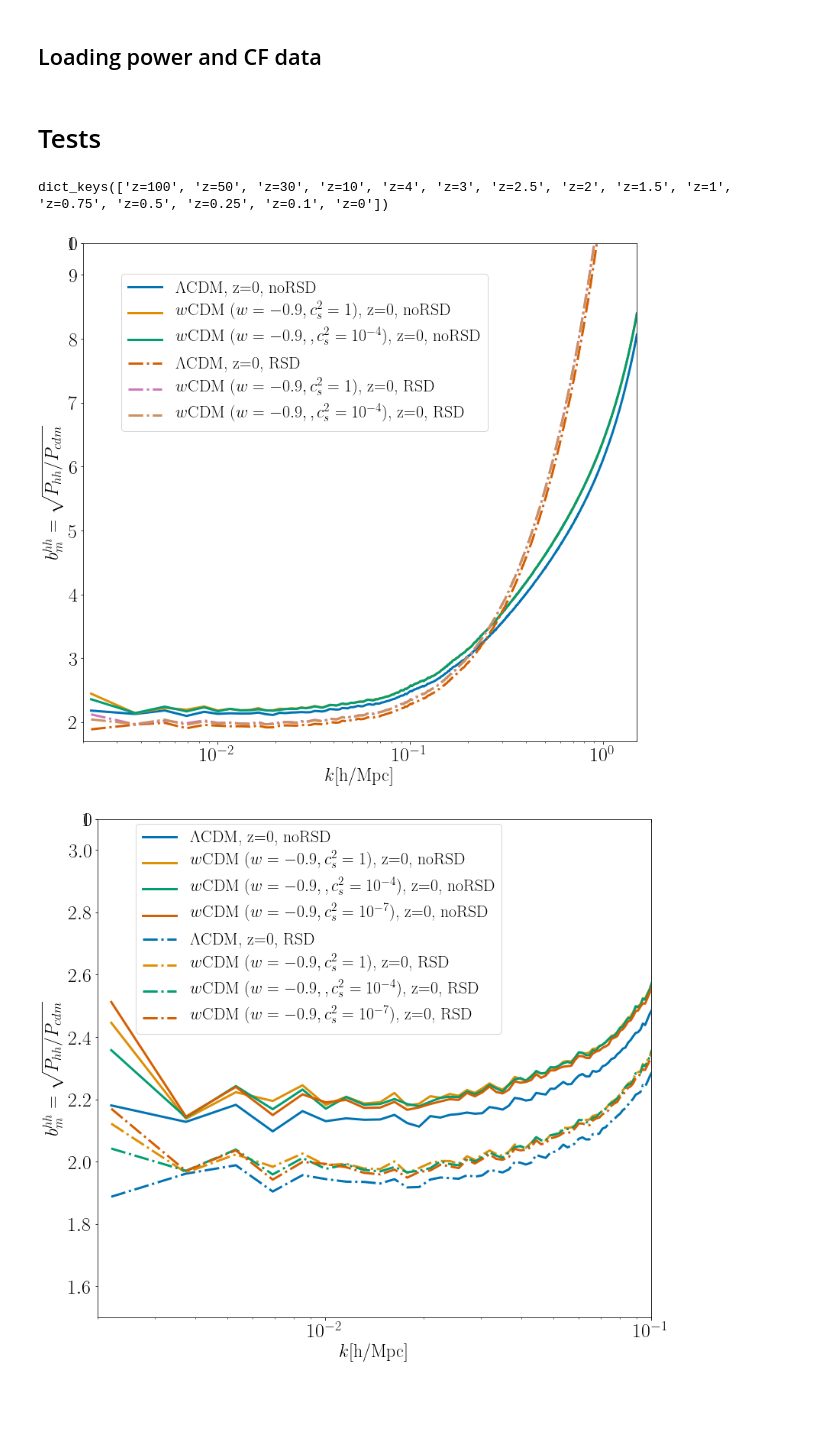
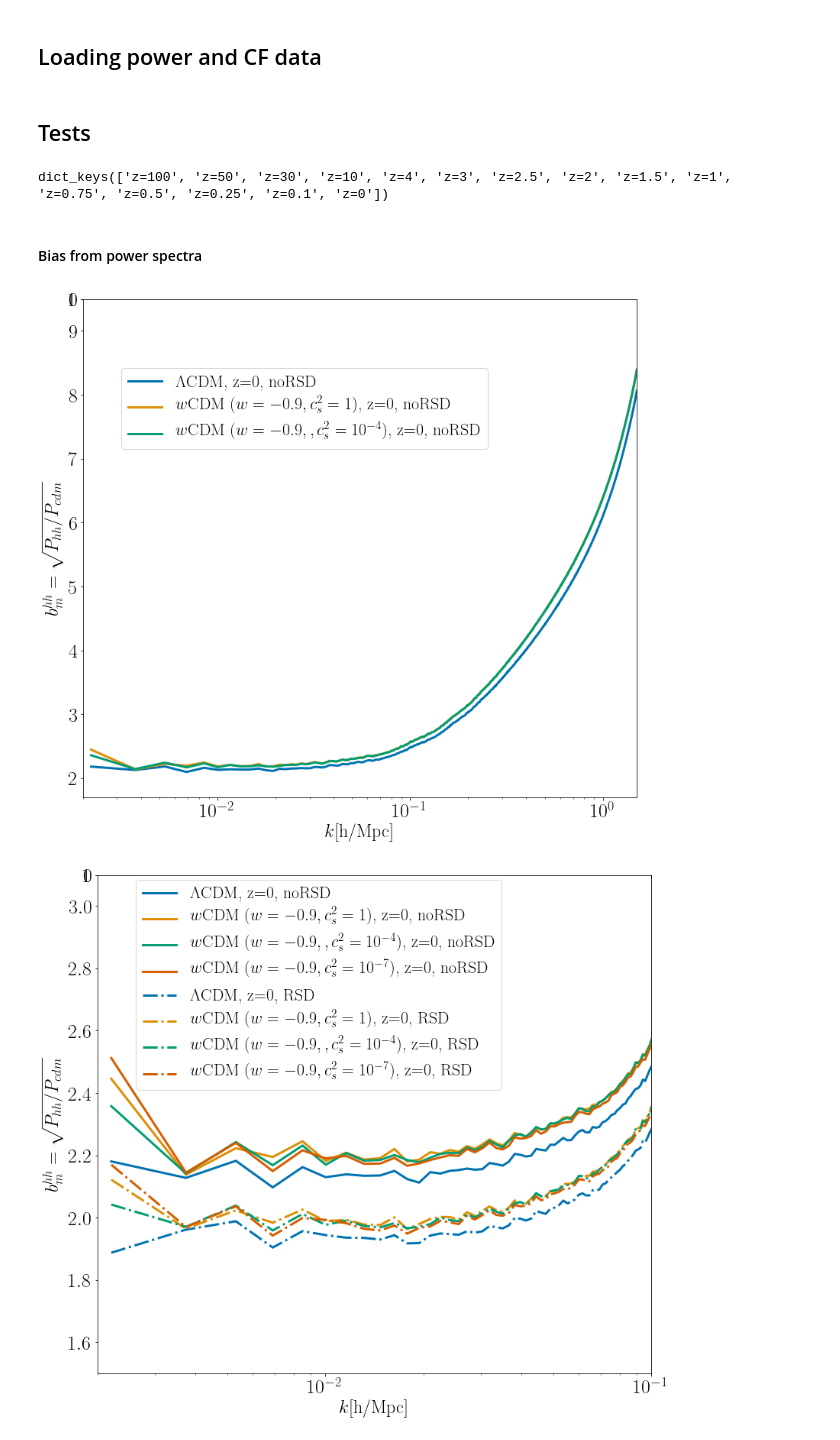
Before and after one commit to FarbodHassani/Doppler_RSD_N-body, a Jupyter notebook: Analysis-notebooks/Halo_bias.ipynb, the cells around one changed output. Saved outputs shown, nothing was run; the diff lists cells and outputs as text; code cells hidden in the pictures; blank space fills up the shorter version.

```diff
--- a/Analysis-notebooks/Halo_bias.ipynb
+++ b/Analysis-notebooks/Halo_bias.ipynb
@@ -155,7 +155,7 @@ for i in range(4): # file
                 rsd_coeff_halo[files_list_class[i]]['z='+str(z_f[j])] = (bias_h**2 + 2.0 * bias_h * f_gr/3. + f_gr**2/5.)
                 f_gr_data[files_list_class[i]]['z='+str(z_f[j])] = f_gr
 # %% [markdown]
-# Tests
+## Tests
 # %%
 data.keys()
 class_data.keys()
@@ -165,6 +165,8 @@ print(class_data['tk']['lcdm'].keys())
 class_data['tk']['lcdm']['z=0'];
 # %% [output]
 dict_keys(['z=100', 'z=50', 'z=30', 'z=10', 'z=4', 'z=3', 'z=2.5', 'z=2', 'z=1.5', 'z=1', 'z=0.75', 'z=0.5', 'z=0.25', 'z=0.1', 'z=0'])
+# %% [markdown]
+#### Bias from power spectra
 # %%
 plt.rc('text', usetex=True)
 font = {'family' : 'normal',
@@ -181,41 +183,41 @@ file = ['gev_lcdm','gev_em0','gev_em7','kev_em4','kev_em7'];
 decrip = ["$\Lambda$CDM, ","$w$CDM ($w=-0.9, c_s^2=1$), ","$w$CDM-gev ($w=-0.9, c_s^2=10^{-7}$), ",
           "$w$CDM ($w=-0.9,, c_s^2=10^{-4}$), ","$w$CDM ($w=-0.9, c_s^2=10^{-7}$), "]
 z = ["z=0", "z=0.5", "z=1", "z=2", "z=3"];
 
 l=0
 
 kind1 = "cdm"
 kind2 = "halo"
 RSD ='noRSD'
 l=0
 for num1 in [0,1,3]: # file 1
     for j in [0]: # Redshifts
             [k1,pkref]=data["cdm"][RSD][file[num1]]['pow'][z[j]][[0,1],:]
             [k2,pk2]=data["halo"][RSD][file[num1]]['pow'][z[j]][[0,1],:]
             axs[1].plot(k1,np.sqrt(pk2/pkref),"-",color =Colors[l], lw=3,label=decrip[num1]+" "+z[j]+", "+RSD)
             l=l+1;
-RSD ='RSD'
-for num1 in [0,1,3]: # file 1
-    for j in [0]: # Redshifts
-            [k1,pkref]=data["cdm"][RSD][file[num1]]['pow'][z[j]][[0,1],:]
-            [k2,pk2]=data["halo"][RSD][file[num1]]['pow'][z[j]][[0,1],:]
-            axs[1].plot(k1,np.sqrt(pk2/pkref),"-.",color =Colors[l], lw=3,label=decrip[num1]+" "+z[j]+", "+RSD)
-            l=l+1;
+# RSD ='RSD'
+# for num1 in [0,1,3]: # file 1
+#     for j in [0]: # Redshifts
+#             [k1,pkref]=data["cdm"][RSD][file[num1]]['pow'][z[j]][[0,1],:]
+#             [k2,pk2]=data["halo"][RSD][file[num1]]['pow'][z[j]][[0,1],:]
+#             axs[1].plot(k1,np.sqrt(pk2/pkref),"-.",color =Colors[l], lw=3,label=decrip[num1]+" "+z[j]+", "+RSD)
+#             l=l+1;
 
 # axs[1].set_title(RSD, fontsize=22)
 axs[1].set_ylabel('$b_m^{hh} = \sqrt{P_{hh}/P_{cdm}}$',fontsize=24)
 axs[1].set_xlabel('$k$[h/Mpc]',fontsize=24)
 axs[1].set_xscale('log')
 # plt.yscale('log')
 axs[1].set_ylim(1.7,9.5)
 axs[1].set_xlim(2.e-3,1.5)
 # axs[1].set_yticks([-0.1,-0.05,0,0.05,0.1,0.2,0.3])
 axs[1].legend(fontsize=22,bbox_to_anchor=[0.4, 0.78], loc='center')
 X=np.arange(0.001,20,1)
 # axs[1].fill_between(X, -1/100.,1/100.,color='k',alpha=.2)
 # axs[1].fill_between(X, -2/100.,2/100.,color='k',alpha=.1)
 # %% [output]
-[figure, old version]
+[figure, new version]
 # %%
 plt.rc('text', usetex=True)
 font = {'family' : 'normal',
```
Also changed, not shown: parts of 54 cells of this notebook, 2 other files.
